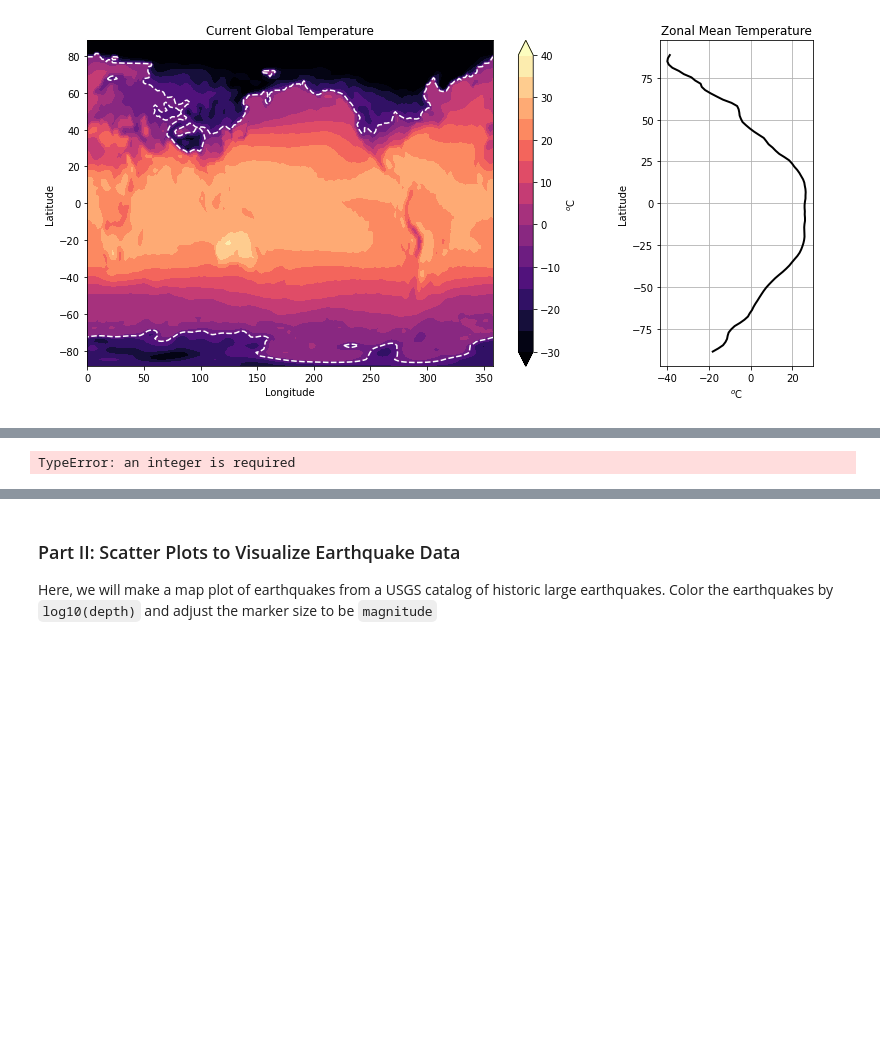
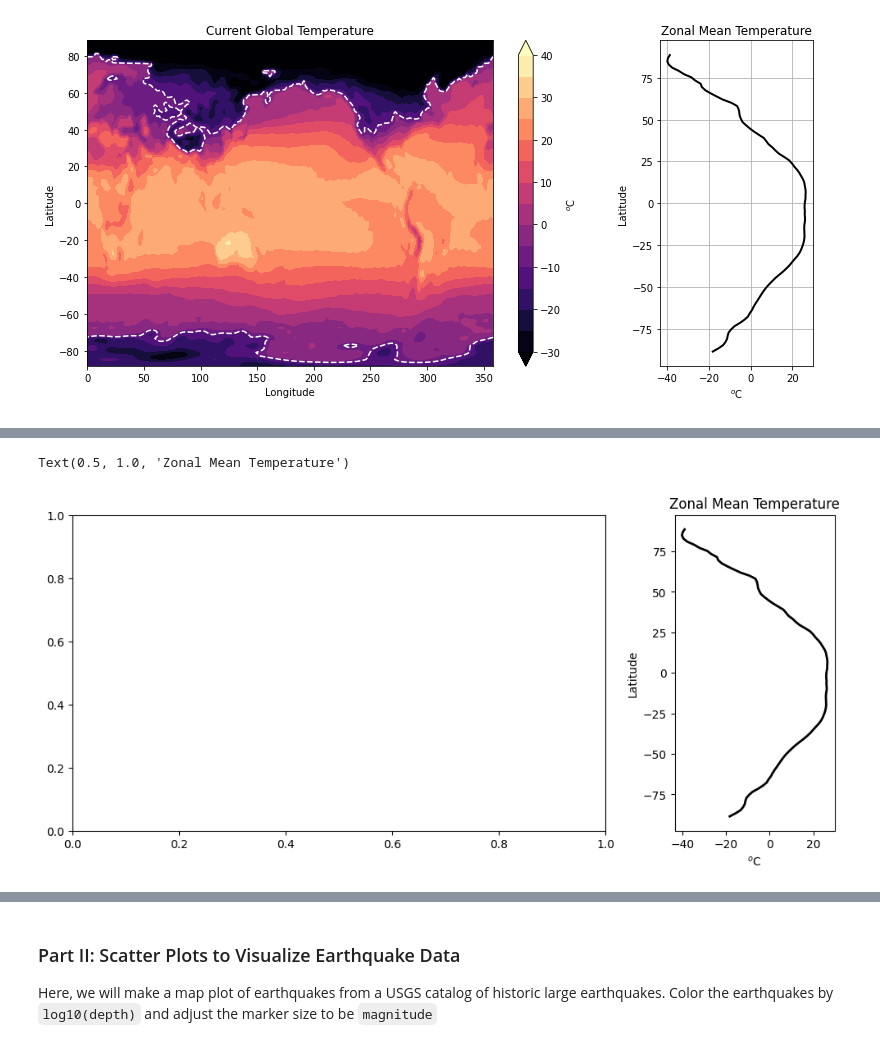
Before and after one commit to MaximilienRoten/2025_Intro_Python, a Jupyter notebook: notebook/W2_S2.ipynb, the cells around one changed output, grey strips where cells are left out. Saved outputs shown, nothing was run; the diff lists cells and outputs as text; code cells hidden in the pictures; blank space fills up the shorter version.

```diff
--- a/notebook/W2_S2.ipynb
+++ b/notebook/W2_S2.ipynb
@@ -98,12 +110,12 @@ fig.colorbar(ctemp,ax=ax0,label='$^o$C')
 # %%
-ax1.plot(np.mean(temp,axis=False),lat,lw=2,c='k')
-ax1.set_xlabel(r'$^{o}$C')
-ax1.set_ylabel(r'Latitude')
-ax1.set_title('Zonal Mean Temperature')
-plt.ax1()
-plt.show()
+fig, (ax,ax2) = plt.subplots(1, 2, figsize=(12,5),gridspec_kw={'width_ratios': [5, 1.5]})
+ax2.plot(np.mean(temp-273.15,axis=1),lat,lw=2,c='k')
+ax2.set_xlabel(r'$^{o}$C')
+ax2.set_ylabel(r'Latitude')
+ax2.set_title('Zonal Mean Temperature')
 # %% [output]
-TypeError: an integer is required
+Text(0.5, 1.0, 'Zonal Mean Temperature')
+[figure, added]
 # %%
 # Replicate this figure
 # Temperature values are originally in Kelvin units -> Convert to degree celsius by subtracting 273.15
```
Also changed, not shown: parts of 22 cells of this notebook.
